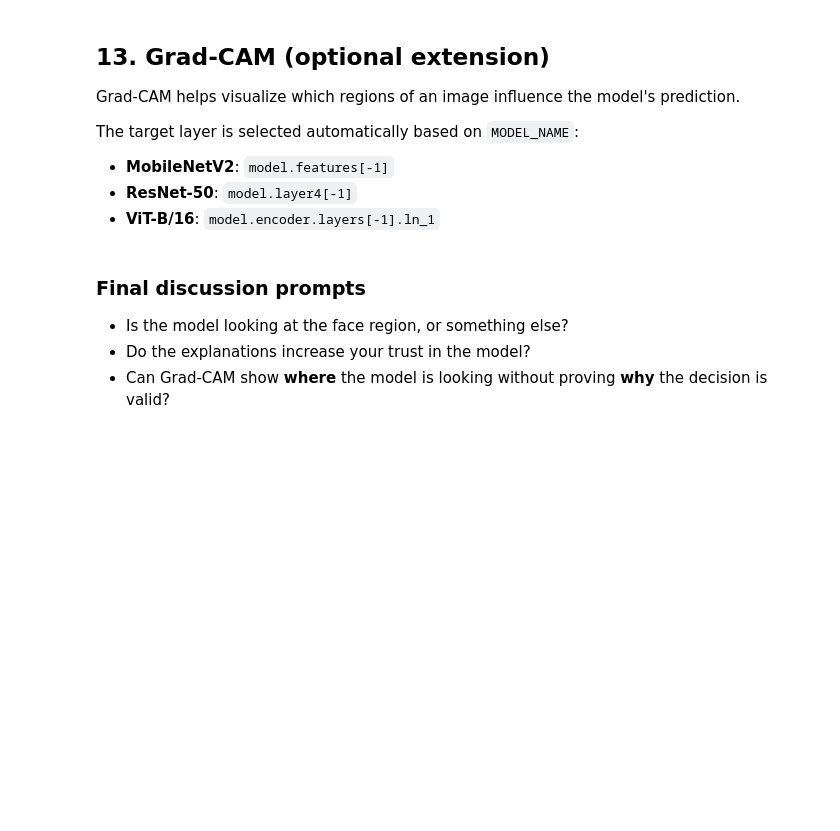
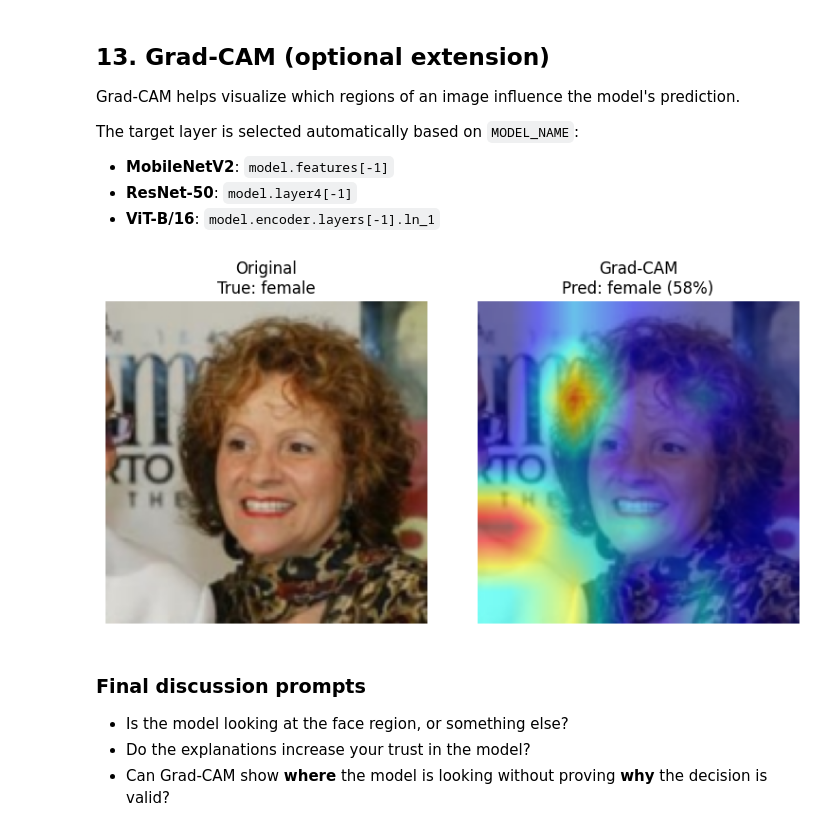
Before and after one commit to FHNW-VISED/cvlab_notebooks, a Jupyter notebook: cvlab_cnn_pretrained.ipynb, the cells around one changed output. Drawn from its saved outputs; the diff is of its cells as text; code cells hidden in the pictures; blank space fills up the shorter version.

Commit message:
add: interactive

```diff
--- a/cvlab_cnn_pretrained.ipynb
+++ b/cvlab_cnn_pretrained.ipynb
@@ -102,6 +102,7 @@ SEED = 42
 
 # For quick workshop reruns
 SHOW_DATASET_EXAMPLES = 12
+USE_INTERACTIVE = True        # set False to skip interactive widgets (faster reruns)
 RANDOM_EXAMPLE_INDEX = None   # set a fixed int to always show the same example
 # %% [markdown]
 ### Checkpoint question
@@ -1007,34 +1017,60 @@ def browse_gradcam(dataset_display, dataset_model, class_names):
         with torch.no_grad():
             logits = model(input_tensor)
             probs = torch.softmax(logits, dim=1)[0].cpu().numpy()
         pred_class = int(probs.argmax())
         confidence = probs[pred_class]
 
         with GradCAM(model=model, target_layers=[target_layer], reshape_transform=reshape_transform) as cam:
             grayscale_cam = cam(input_tensor=input_tensor, targets=None)[0]
 
         visualization = show_cam_on_image(img_np, grayscale_cam, use_rgb=True)
 
         fig, axes = plt.subplots(1, 2, figsize=(8, 4))
         axes[0].imshow(img_np)
         axes[0].set_title(f"Original\nTrue: {class_names[true_label]}")
         axes[0].axis("off")
 
         axes[1].imshow(visualization)
         axes[1].set_title(
             f"Grad-CAM\nPred: {class_names[pred_class]} ({confidence:.0%})"
         )
         axes[1].axis("off")
 
         plt.tight_layout()
         plt.show()
 
     slider = widgets.IntSlider(
         value=0, min=0, max=len(dataset_display) - 1, step=1, description="sample"
     )
     widgets.interact(_show, i=slider)
 
-browse_gradcam(benchmark_display, benchmark_model, class_names)
+if USE_INTERACTIVE:
+    browse_gradcam(benchmark_display, benchmark_model, class_names)
+else:
+    _i = RANDOM_EXAMPLE_INDEX or 0
+    img_display, true_label = benchmark_display[_i]
+    img_model, _ = benchmark_model[_i]
+    img_arr = img_display.permute(1, 2, 0).numpy().astype(np.float32)
+    if img_arr.max() > 1.0:
+        img_arr /= 255.0
+    input_tensor = img_model.unsqueeze(0).to(device)
+    with torch.no_grad():
+        probs = torch.softmax(model(input_tensor), dim=1)[0].cpu().numpy()
+    pred_class = int(probs.argmax())
+    with GradCAM(model=model, target_layers=[target_layer], reshape_transform=reshape_transform) as cam:
+        grayscale_cam = cam(input_tensor=input_tensor, targets=None)[0]
+    visualization = show_cam_on_image(img_arr, grayscale_cam, use_rgb=True)
+    fig, axes = plt.subplots(1, 2, figsize=(8, 4))
+    axes[0].imshow(img_arr)
+    axes[0].set_title(f"Original\nTrue: {class_names[true_label]}")
+    axes[0].axis("off")
+    axes[1].imshow(visualization)
+    axes[1].set_title(f"Grad-CAM\nPred: {class_names[pred_class]} ({probs[pred_class]:.0%})")
+    axes[1].axis("off")
+    plt.tight_layout()
+    plt.show()
+# %% [output]
+[figure, added]
 # %% [markdown]
 ### Final discussion prompts
 - Is the model looking at the face region, or something else?
```
Also changed, not shown: parts of 2 cells of this notebook.
